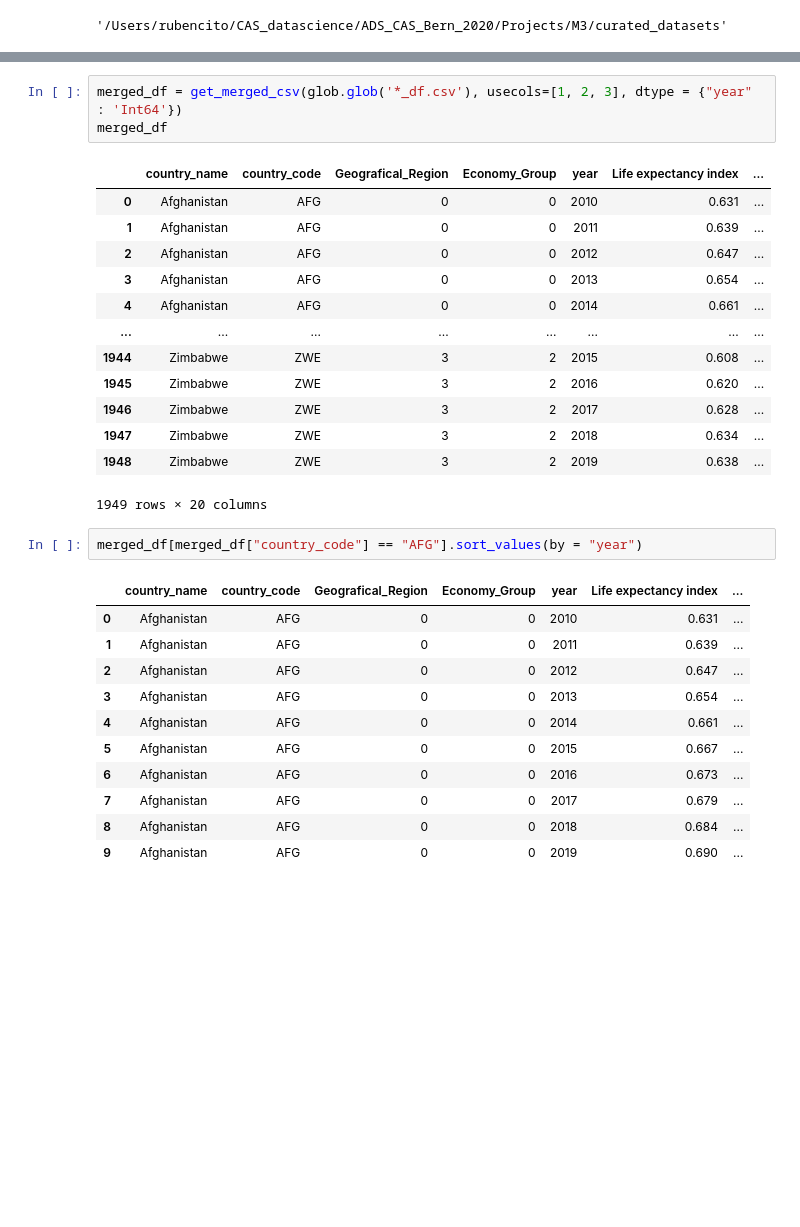
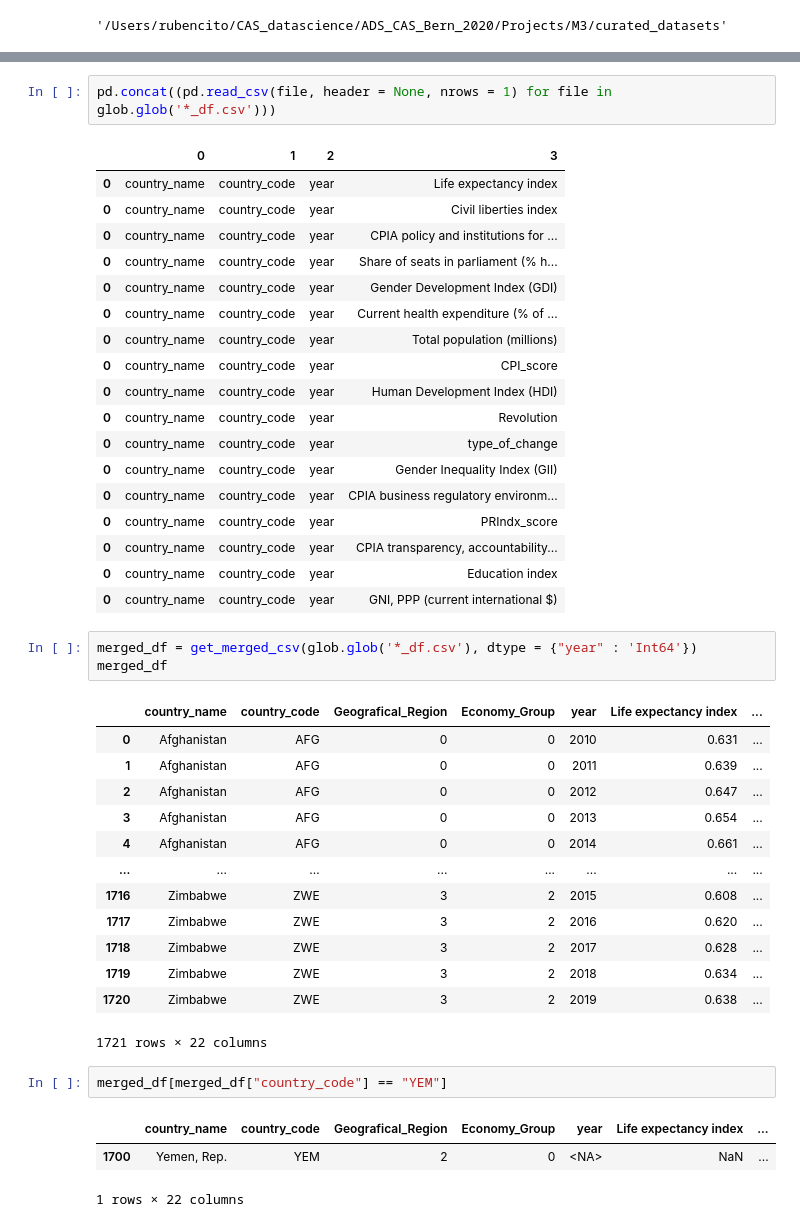
Before and after one commit to rjlopez2/ADS-_CAS_Bern_2020, a Jupyter notebook: Projects/M3/Merging_datasets.ipynb, the cells around one changed output, grey strips where cells are left out. Saved outputs shown, nothing was run; the diff lists cells and outputs as text; blank space fills up the shorter version.

```diff
--- a/Projects/M3/Merging_datasets.ipynb
+++ b/Projects/M3/Merging_datasets.ipynb
@@ -36,8 +39,29 @@ glob.glob('*_df.csv')
  'WB_GEI_indx_df.csv',
  'UNDP_EducaIndx_df.csv',
  'WB_GNI_PPP_df.csv']
+# %%
+pd.concat((pd.read_csv(file, header = None, nrows = 1) for file in glob.glob('*_df.csv')))
+# %% [output]
+|  | 0 | 1 | 2 | 3 |
+| 0 | country_name | country_code | year | Life expectancy index |
+| 0 | country_name | country_code | year | Civil liberties index |
+| 0 | country_name | country_code | year | CPIA policy and institutions for ... |
+| 0 | country_name | country_code | year | Share of seats in parliament (% h... |
+| 0 | country_name | country_code | year | Gender Development Index (GDI) |
+| 0 | country_name | country_code | year | Current health expenditure (% of ... |
+| 0 | country_name | country_code | year | Total population (millions) |
+| 0 | country_name | country_code | year | CPI_score |
+| 0 | country_name | country_code | year | Human Development Index (HDI) |
+| 0 | country_name | country_code | year | Revolution |
+| 0 | country_name | country_code | year | type_of_change |
+| 0 | country_name | country_code | year | Gender Inequality Index (GII) |
+| 0 | country_name | country_code | year | CPIA business regulatory environm... |
+| 0 | country_name | country_code | year | PRIndx_score |
+| 0 | country_name | country_code | year | CPIA transparency, accountability... |
+| 0 | country_name | country_code | year | Education index |
+| 0 | country_name | country_code | year | GNI, PPP (current international $) |
 # %%
-merged_df = get_merged_csv(glob.glob('*_df.csv'), usecols=[1, 2, 3], dtype = {"year" : 'Int64'})
+merged_df = get_merged_csv(glob.glob('*_df.csv'), dtype = {"year" : 'Int64'})
 merged_df
 # %% [output]
 |  | country_name | country_code | Geografical_Region | Economy_Group | year | Life expectancy index | ... |
@@ -47,24 +71,16 @@ merged_df
 | 3 | Afghanistan | AFG | 0 | 0 | 2013 | 0.654 | ... |
 | 4 | Afghanistan | AFG | 0 | 0 | 2014 | 0.661 | ... |
 | ... | ... | ... | ... | ... | ... | ... | ... |
-| 1944 | Zimbabwe | ZWE | 3 | 2 | 2015 | 0.608 | ... |
-| 1945 | Zimbabwe | ZWE | 3 | 2 | 2016 | 0.620 | ... |
-| 1946 | Zimbabwe | ZWE | 3 | 2 | 2017 | 0.628 | ... |
-| 1947 | Zimbabwe | ZWE | 3 | 2 | 2018 | 0.634 | ... |
-| 1948 | Zimbabwe | ZWE | 3 | 2 | 2019 | 0.638 | ... |
+| 1716 | Zimbabwe | ZWE | 3 | 2 | 2015 | 0.608 | ... |
+| 1717 | Zimbabwe | ZWE | 3 | 2 | 2016 | 0.620 | ... |
+| 1718 | Zimbabwe | ZWE | 3 | 2 | 2017 | 0.628 | ... |
+| 1719 | Zimbabwe | ZWE | 3 | 2 | 2018 | 0.634 | ... |
+| 1720 | Zimbabwe | ZWE | 3 | 2 | 2019 | 0.638 | ... |
-1949 rows × 20 columns
+1721 rows × 22 columns
 # %%
-merged_df[merged_df["country_code"] == "AFG"].sort_values(by = "year")
+merged_df[merged_df["country_code"] == "YEM"]
 # %% [output]
 |  | country_name | country_code | Geografical_Region | Economy_Group | year | Life expectancy index | ... |
-| 0 | Afghanistan | AFG | 0 | 0 | 2010 | 0.631 | ... |
-| 1 | Afghanistan | AFG | 0 | 0 | 2011 | 0.639 | ... |
-| 2 | Afghanistan | AFG | 0 | 0 | 2012 | 0.647 | ... |
-| 3 | Afghanistan | AFG | 0 | 0 | 2013 | 0.654 | ... |
-| 4 | Afghanistan | AFG | 0 | 0 | 2014 | 0.661 | ... |
-| 5 | Afghanistan | AFG | 0 | 0 | 2015 | 0.667 | ... |
-| 6 | Afghanistan | AFG | 0 | 0 | 2016 | 0.673 | ... |
-| 7 | Afghanistan | AFG | 0 | 0 | 2017 | 0.679 | ... |
-| 8 | Afghanistan | AFG | 0 | 0 | 2018 | 0.684 | ... |
-| 9 | Afghanistan | AFG | 0 | 0 | 2019 | 0.690 | ... |
+| 1700 | Yemen, Rep. | YEM | 2 | 0 | <NA> | NaN | ... |
+1 rows × 22 columns
 # %%
```
Also changed, not shown: parts of 3 cells of this notebook, 4 other files.
